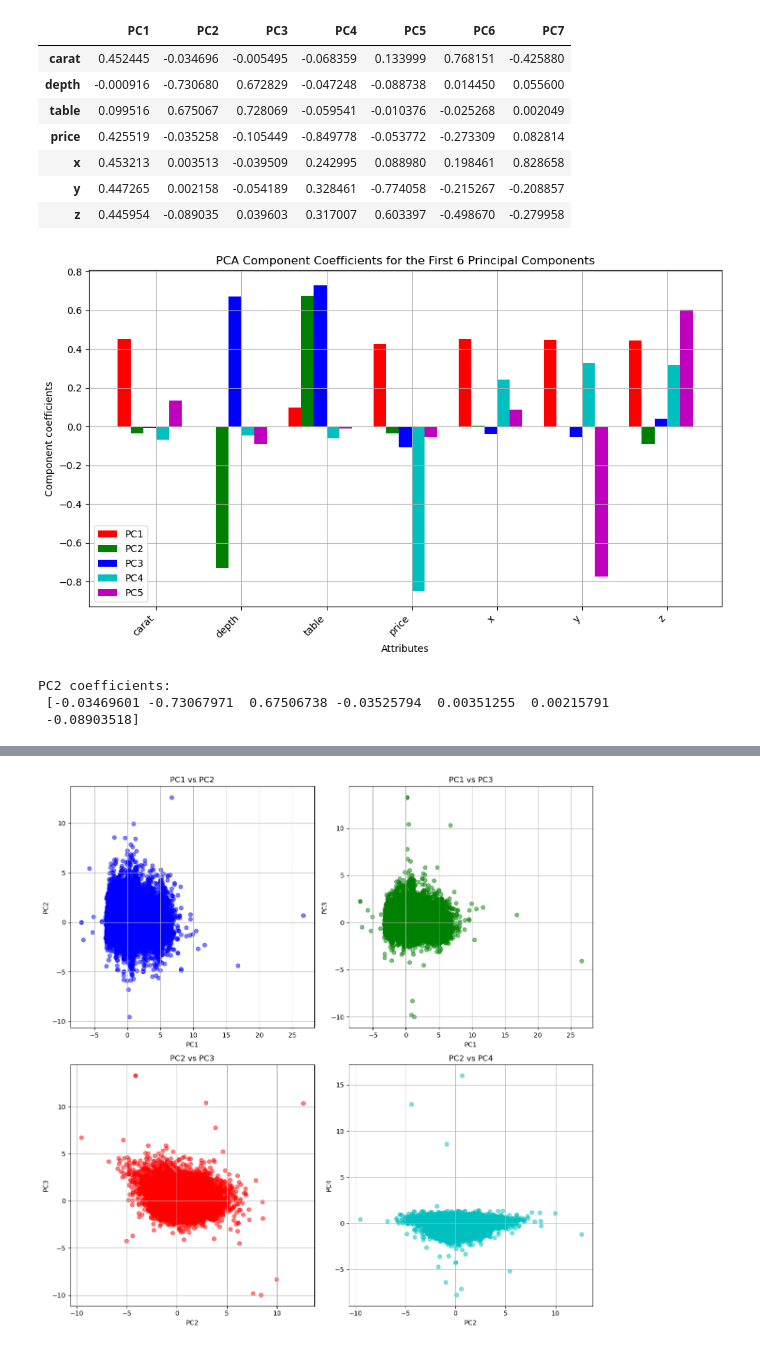
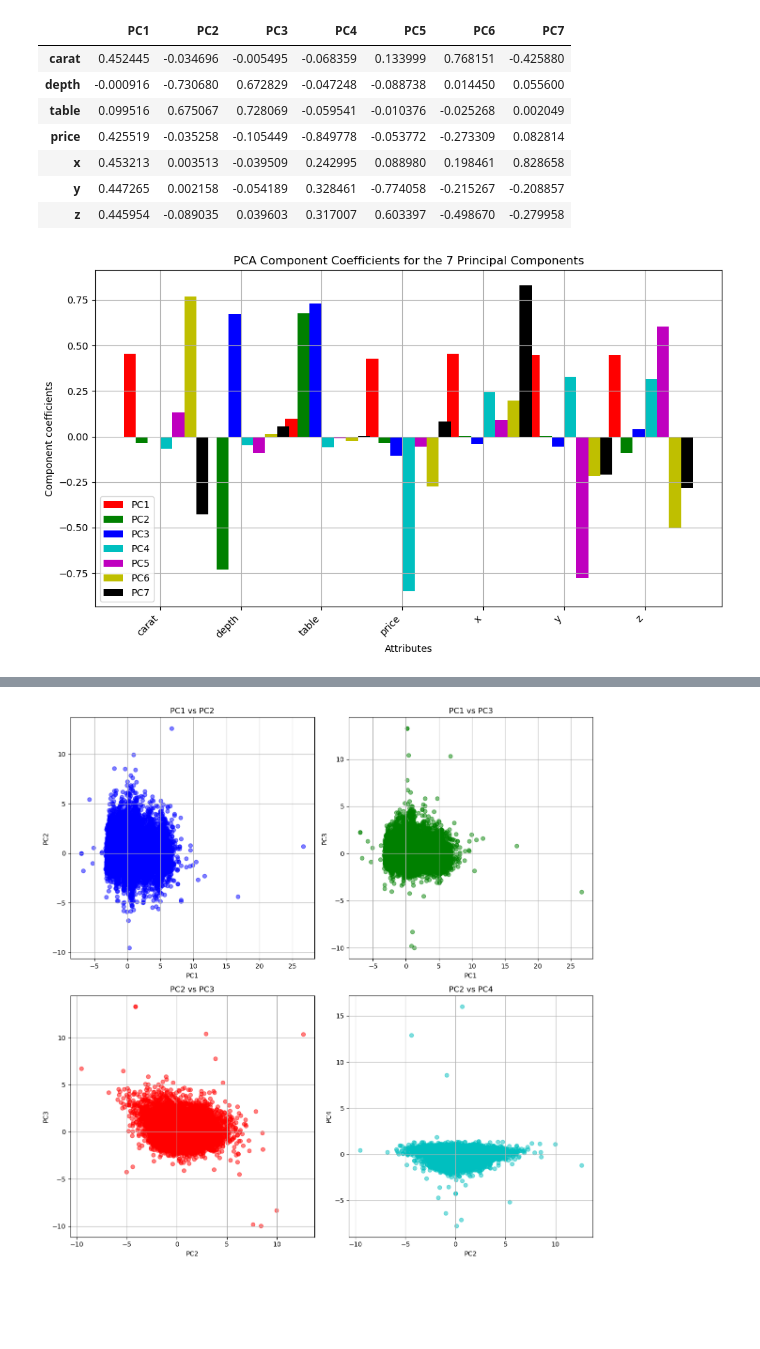
Before and after one commit to ThomasSchiolerH/Machine-Learning-And-Data-Mining, a Jupyter notebook: Project 1/project.ipynb, the cells around one changed output, grey strips where cells are left out. Drawn from its saved outputs; the diff is of its cells as text; code cells hidden in the pictures; blank space fills up the shorter version.

```diff
--- a/Project 1/project.ipynb
+++ b/Project 1/project.ipynb
@@ -329,41 +312,31 @@ Principal directions (Vt):
 | y | 0.447265 | 0.002158 | -0.054189 | 0.328461 | -0.774058 | -0.215267 | -0.208857 |
 | z | 0.445954 | -0.089035 | 0.039603 | 0.317007 | 0.603397 | -0.498670 | -0.279958 |
 # %%
-# Transpose Vt to get the principal component directions (V)
+# Transpose Vt to get PC directions
 V = Vt.T
 
-# Step 6: Select the first 6 principal components
-pcs = [0, 1, 2, 3, 4]  # First 6 principal components
+pcs = [0, 1, 2, 3, 4, 5, 6]
 
-# Prepare for plotting
-M = diamonds_data_standardized.shape[1]  # Number of features
-attribute_names = numerical_columns  # List of feature names
-legend_strs = [f"PC{e+1}" for e in pcs]  # Labels for the PCs
-bw = 0.15  # Bar width
-r = np.arange(1, M + 1)  # X positions for the bars
-colors = ['r', 'g', 'b', 'c', 'm', 'y']  # Colors for each PC
+# plotting
+M = diamonds_data_standardized.shape[1]
+attribute_names = numerical_columns
+legend_strs = [f"PC{e+1}" for e in pcs]
+bw = 0.15
+r = np.arange(1, M + 1)
+colors = ['r', 'g', 'b', 'c', 'm', 'y', 'k']
 
-# Plot the coefficients for the first 6 principal components
 plt.figure(figsize=(10, 6))
 for i, pc in enumerate(pcs):
     plt.bar(r + i * bw, V[:, pc], width=bw, color=colors[i], label=f"PC{pc+1}")
 
-# Add labels, grid, and legend
 plt.xticks(r + bw * 2.5, attribute_names, rotation=45, ha="right")
 plt.xlabel("Attributes")
 plt.ylabel("Component coefficients")
-plt.title("PCA Component Coefficients for the First 6 Principal Components")
+plt.title("PCA Component Coefficients for the 7 Principal Components")
 plt.legend(legend_strs)
 plt.grid(True)
 plt.tight_layout()
 
-# Show the plot
 plt.show()
-
-# (Optional) Print the coefficients for a specific principal component, e.g., PC2
-print("PC2 coefficients:\n", V[:, 1])
 # %% [output]
-[figure, old version]
+[figure, new version]
-PC2 coefficients:
- [-0.03469601 -0.73067971  0.67506738 -0.03525794  0.00351255  0.00215791
- -0.08903518]
```
Also changed, not shown: parts of 12 cells of this notebook.
